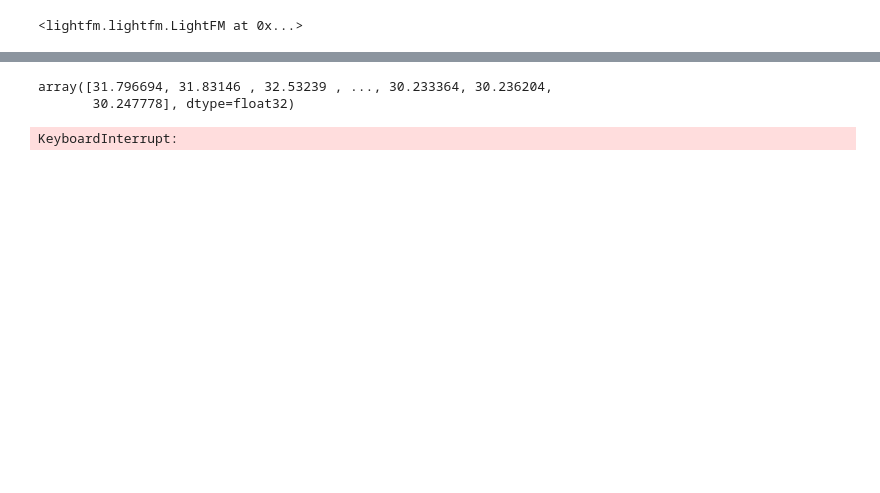
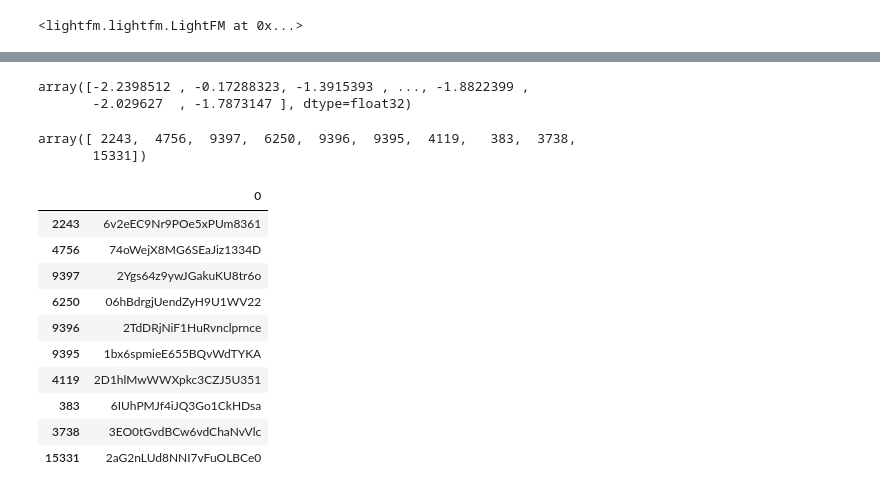
Before and after one commit to SNURTEL/fm-playlist-recommender, a Jupyter notebook: src/hand-waving.ipynb, the cells around one changed output, grey strips where cells are left out. Cells and saved outputs as stored; diff of their text form; code cells hidden in the pictures; blank space fills up the shorter version.

```diff
--- a/src/hand-waving.ipynb
+++ b/src/hand-waving.ipynb
@@ -144,11 +129,14 @@ d_features
 # %%
 from lightfm.data import Dataset
 
+assert d['track_id'].unique().shape[0] == d_features.shape[0]
+
 dataset = Dataset()
 dataset.fit(
-    users=d['user_id'],
-    items=d['track_id'],
-    item_features=d_features)
+    users=d['user_id'].unique(),
+    items=d['track_id'].unique(),
+    # item_features=d_features
+)
 
 num_users, num_items = dataset.interactions_shape()
 print('Num users: {}, num_items {}.'.format(num_users, num_items))
@@ -188,7 +172,7 @@ model_h = LightFM(
 )
 model_h.fit(
     interactions=train,
-    item_features=item_features,
+    # item_features=item_features,
     epochs=50,
     num_threads=12)
 # %% [output]
@@ -225,12 +221,28 @@ w = csr_matrix(np.ones(item_features.shape))
 # %%
-predicted_ranks = model_h.predict_rank(i, item_features=item_features, train_interactions=train, num_threads=12)
-predicted_ranks
-predicted_scores = model_h.predict(148 * np.ones((interactions.shape[1])), np.arange(interactions.shape[1]), item_features=item_features, num_threads=12)
+predicted_scores = model_h.predict(148, np.arange(interactions.shape[1]),
+                                   # item_features=item_features,
+                                   num_threads=12)
 predicted_scores
 # %% [output]
-array([31.796694, 31.83146 , 32.53239 , ..., 30.233364, 30.236204,
-       30.247778], dtype=float32)
+array([-2.2398512 , -0.17288323, -1.3915393 , ..., -1.8822399 ,
+       -2.029627  , -1.7873147 ], dtype=float32)
-# %%
-predicted_scores
-# %% [output]
-KeyboardInterrupt:
+# %%
+indices = np.argpartition(predicted_scores, -10)[-10:]
+indices
+# %% [output]
+array([ 2243,  4756,  9397,  6250,  9396,  9395,  4119,   383,  3738,
+       15331])
+# %%
+pd.DataFrame(d['track_id'].unique()).loc[indices]
+# %% [output]
+|  | 0 |
+| 2243 | 6v2eEC9Nr9POe5xPUm8361 |
+| 4756 | 74oWejX8MG6SEaJiz1334D |
+| 9397 | 2Ygs64z9ywJGakuKU8tr6o |
+| 6250 | 06hBdrgjUendZyH9U1WV22 |
+| 9396 | 2TdDRjNiF1HuRvnclprnce |
+| 9395 | 1bx6spmieE655BQvWdTYKA |
+| 4119 | 2D1hlMwWWXpkc3CZJ5U351 |
+| 383 | 6IUhPMJf4iJQ3Go1CkHDsa |
+| 3738 | 3EO0tGvdBCw6vdChaNvVlc |
+| 15331 | 2aG2nLUd8NNI7vFuOLBCe0 |
```
Also changed, not shown: parts of 6 cells of this notebook.
